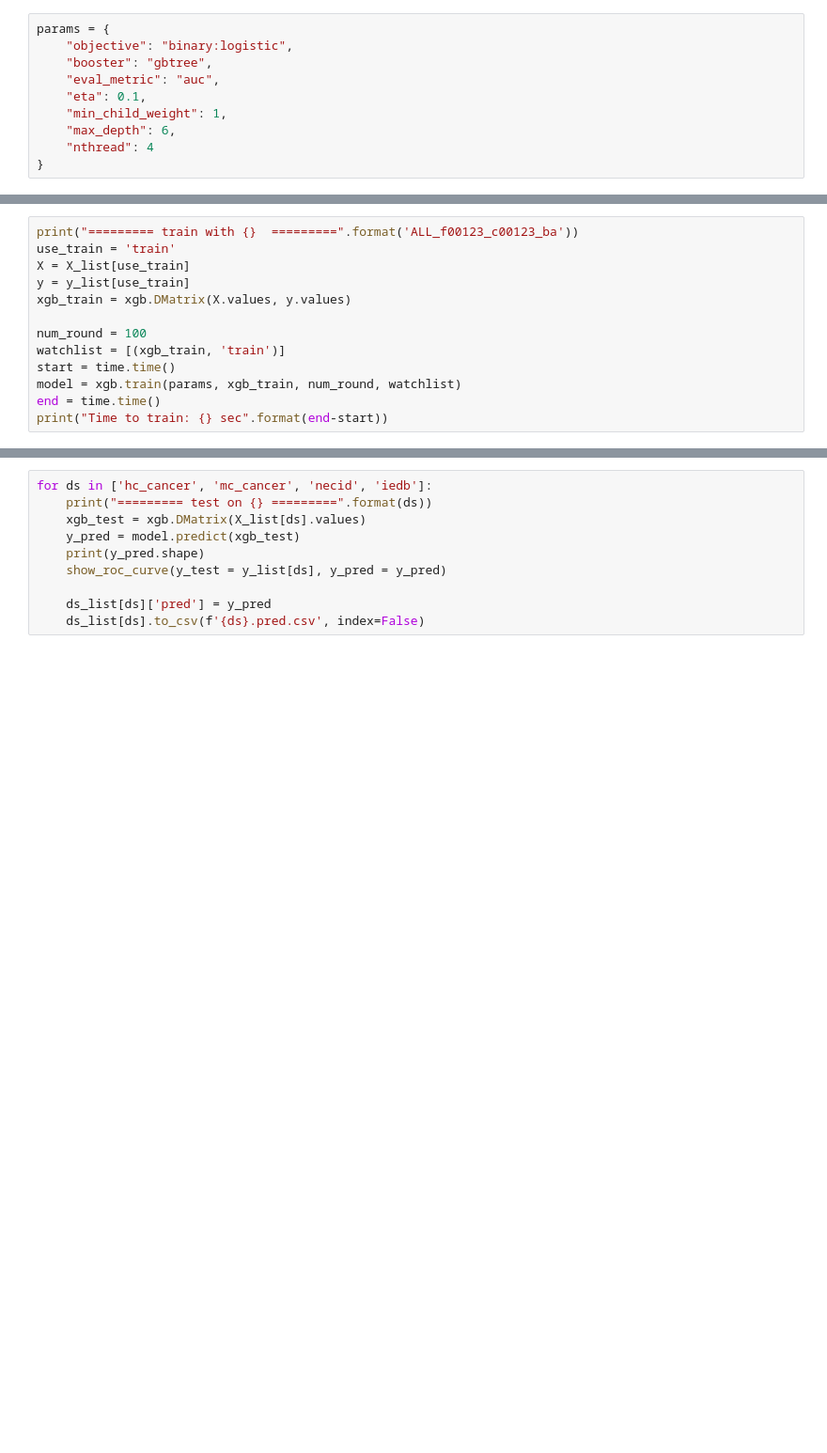
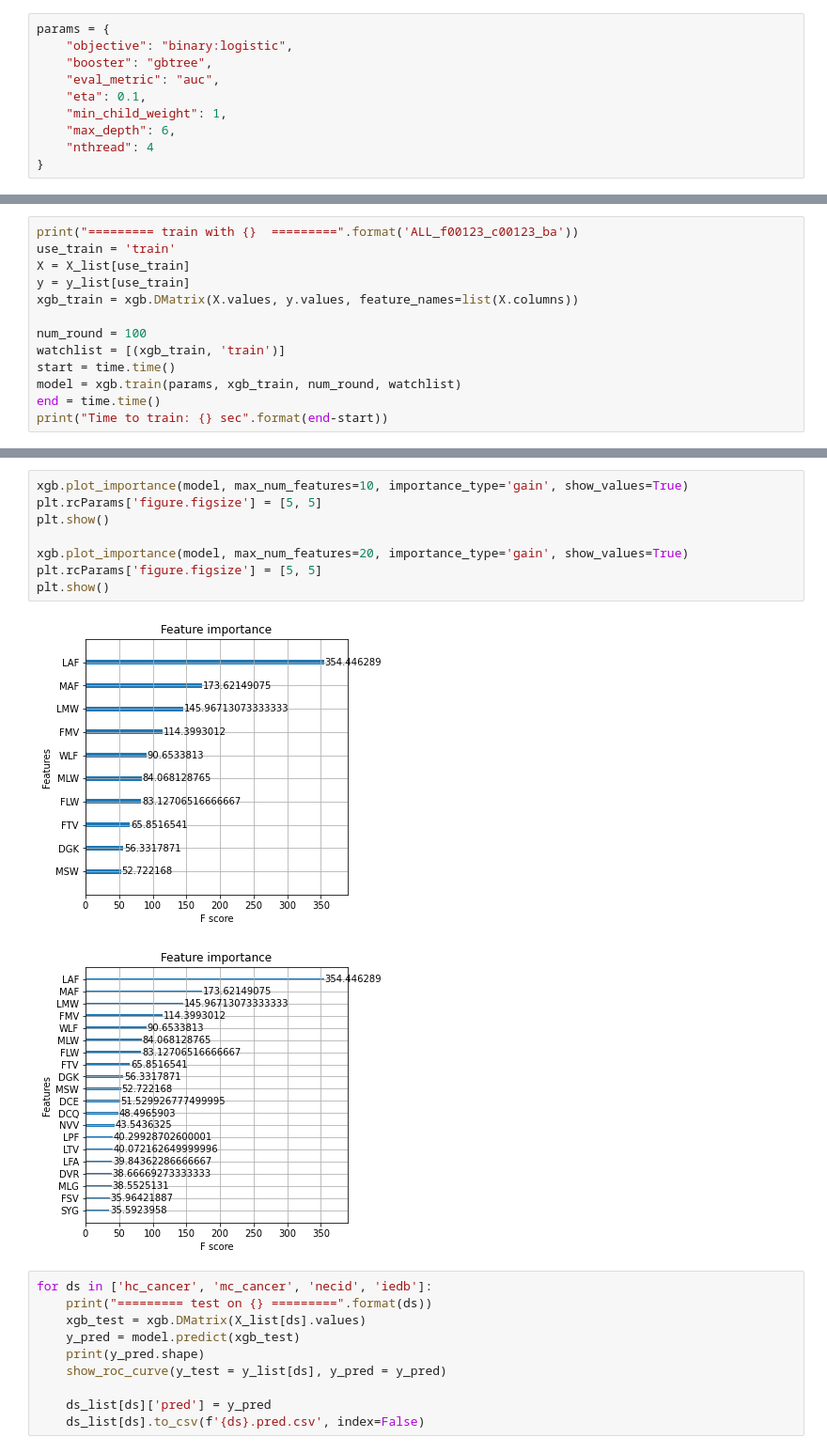
Before and after one commit to augustthedoodle/mhc_binding, a Jupyter notebook: mhc_paper_draft.ipynb, the cells around one changed output, grey strips where cells are left out. Shown at 94% size. Drawn from its saved outputs; the diff is of its cells as text; blank space fills up the shorter version.

Commit message:
added feature importance

```diff
--- a/mhc_paper_draft.ipynb
+++ b/mhc_paper_draft.ipynb
@@ -340,7 +353,7 @@ print("========= train with {}  =========".format('ALL_f00123_c00123_ba'))
 use_train = 'train'
 X = X_list[use_train]
 y = y_list[use_train]
-xgb_train = xgb.DMatrix(X.values, y.values)
+xgb_train = xgb.DMatrix(X.values, y.values, feature_names=list(X.columns))
 
 num_round = 100
 watchlist = [(xgb_train, 'train')]
@@ -369,3 +382,14 @@ Time to train: 379.8785710334778 sec
+# %%
+xgb.plot_importance(model, max_num_features=10, importance_type='gain', show_values=True)
+plt.rcParams['figure.figsize'] = [5, 5]
+plt.show()
+
+xgb.plot_importance(model, max_num_features=20, importance_type='gain', show_values=True)
+plt.rcParams['figure.figsize'] = [5, 5]
+plt.show()
+# %% [output]
+[figure, added]
+[figure, added]
 # %%
 for ds in ['hc_cancer', 'mc_cancer', 'necid', 'iedb']:
     print("========= test on {} =========".format(ds))
```
Also changed, not shown: parts of 2 cells of this notebook.
